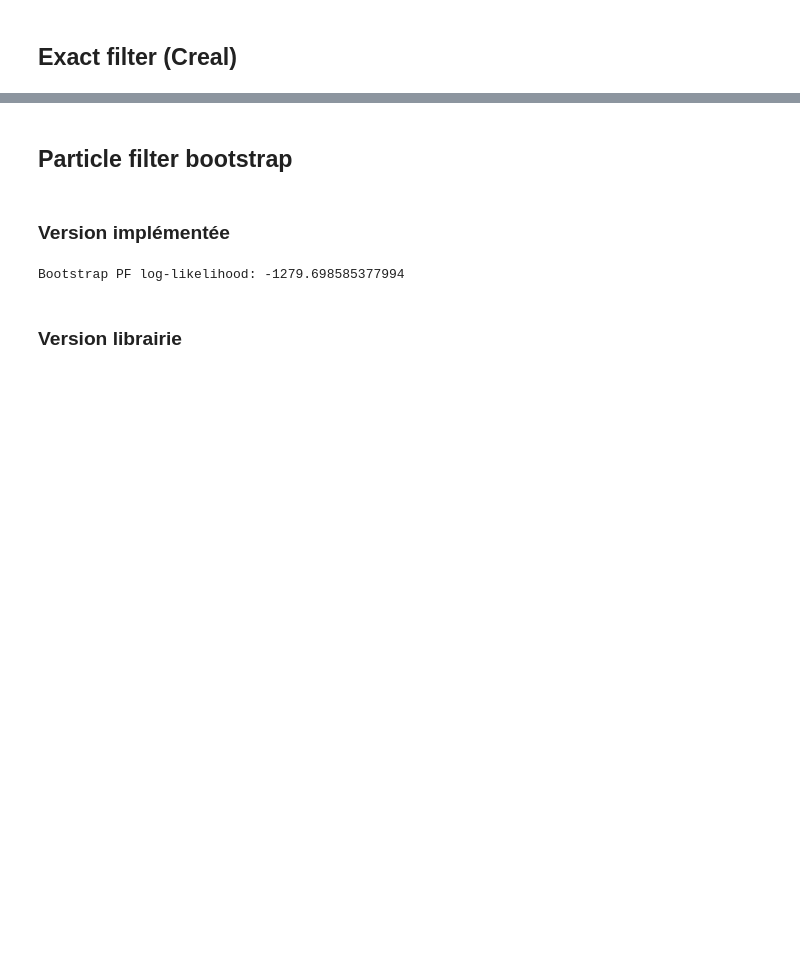
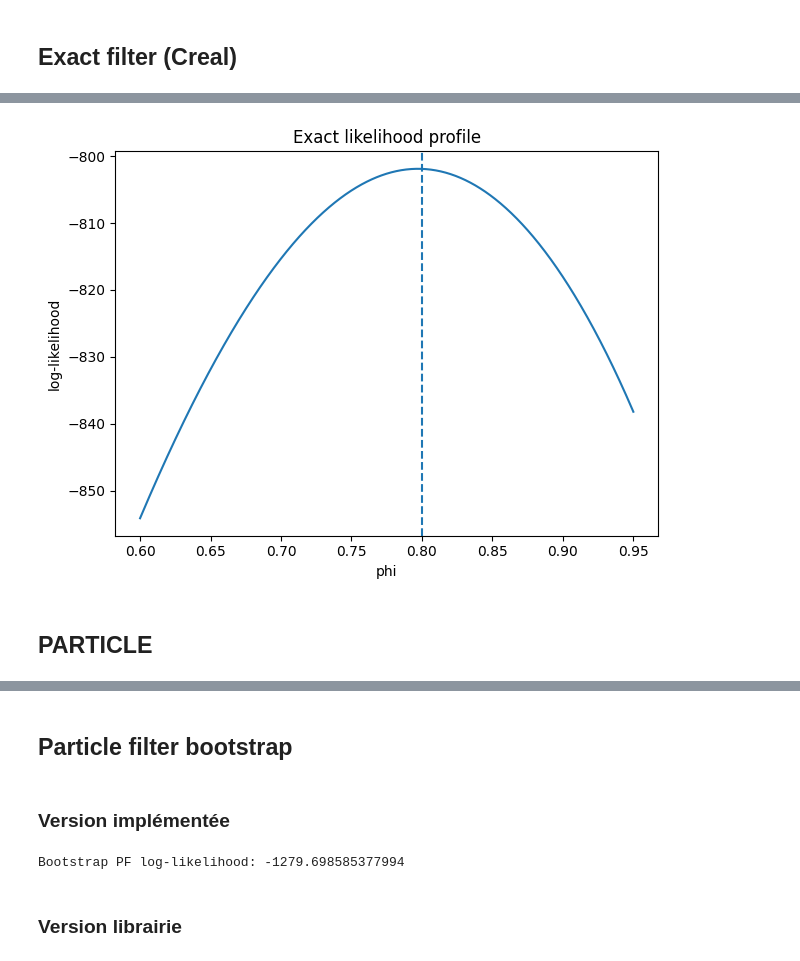
Before and after one commit to BRamesh02/Non-Gaussian-State-Space-Models, a Jupyter notebook: task_1.ipynb, the cells around one changed output, grey strips where cells are left out. Drawn from its saved outputs; the diff is of its cells as text; code cells hidden in the pictures; blank space fills up the shorter version.

Commit message:
filter comparison test

```diff
--- a/task_1.ipynb
+++ b/task_1.ipynb
@@ -98,11 +102,2 @@ pl.plot_overlay_clean(y2, h2, T_show=400, start=0)
 # %% [markdown]
 ## Exact filter (Creal)
-# %%
-phi_grid = np.linspace(0.95, 0.99, 40)
-ll_exact = []
-
-f = cf.ExactFilter(y, Z_trunc=1000)
-
-for phi in tqdm(phi_grid, desc="Exact filter over phi"):
-    ll = f.log_likelihood(phi=phi, nu=2.5, c=0.2, beta=30)
-    ll_exact.append(ll)
@@ -118,0 +104,22 @@ plt.show()
+# %%
+from tqdm import tqdm
+import numpy as np
+import utils.creal_filter as cf   # ou ton module exact
+
+phi_grid = np.linspace(0.6, 0.95, 1000)
+ll_exact = []
+
+f = cf.FastExactFilter(y2, Z_trunc=400)
+
+for phi in tqdm(phi_grid, desc="Exact filter over phi"):
+    ll = f.log_likelihood(
+        phi=phi,
+        nu=2.5,
+        c=0.2,
+        X=X2,
+        coeffs=beta2,
+        tau=tau2
+    )
+    ll_exact.append(ll)
+
+ll_exact = np.array(ll_exact)
@@ -118,0 +146,12 @@ plt.show()
+# %%
+plt.plot(phi_grid, ll_exact)
+plt.axvline(TRUE_PARAMS['phi'], linestyle="--")
+plt.xlabel("phi")
+plt.ylabel("log-likelihood")
+plt.title("Exact likelihood profile")
+plt.tight_layout()
+plt.show()
+# %% [output]
+[figure, added]
+# %% [markdown]
+## PARTICLE
```
Also changed, not shown: parts of 20 cells of this notebook, 1 other file.
